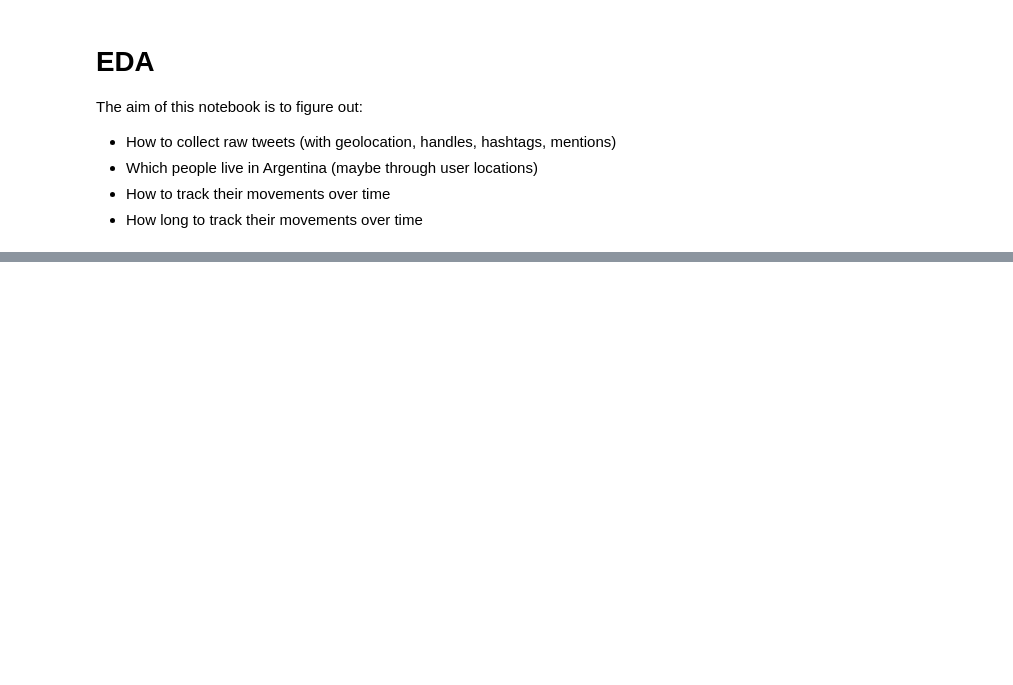
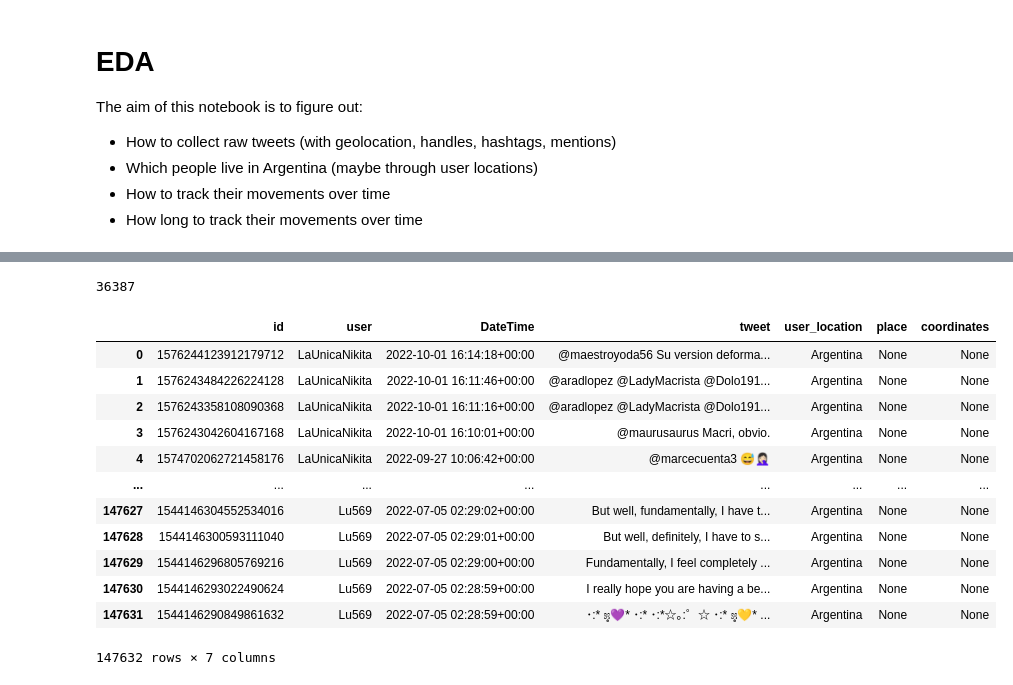
Before and after one commit to elizavetabektas/MT5599, a Jupyter notebook: Project/code/eda/Initial_EDA.ipynb, the cells around one changed output, grey strips where cells are left out. Saved outputs shown, nothing was run; the diff lists cells and outputs as text; code cells hidden in the pictures; blank space fills up the shorter version.

Commit message:
Script to get tweets from argentinian users

```diff
--- a/Project/code/eda/Initial_EDA.ipynb
+++ b/Project/code/eda/Initial_EDA.ipynb
@@ -62,0 +78,6 @@ print(df2)
+# %%
+import pandas as pd
+pd.set_option('display.max_rows', 500)
+pd.set_option('display.max_columns', 500)
+pd.set_option('display.width', 1000)
+pd.set_option('max_colwidth', 500)
@@ -62,0 +106,3 @@ print(df2)
+# %%
+pd.set_option('display.max_rows', None)
+df_old.user_location.value_counts()
@@ -62,0 +127,5 @@ print(df2)
+# %%
+argentina_users = df_old[df_old["user_location"].isin(["Argentina", "argentina", "ARGENTINA", "Argentina🇦🇷"])]["user_username"].unique()
+len(argentina_users)
+# %% [output]
+36387
@@ -62,0 +139,17 @@ print(df2)
+# %%
+df_fromusers = pd.read_json("/Users/yelizavetasalo/Desktop/MT5599/Project/MT5599/Project/code/data/argentinian_users_90days.json")
+df_fromusers
+# %% [output]
+|  | id | user | DateTime | tweet | user_location | place | coordinates |
+| 0 | 1576244123912179712 | LaUnicaNikita | 2022-10-01 16:14:18+00:00 | @maestroyoda56 Su version deforma... | Argentina | None | None |
+| 1 | 1576243484226224128 | LaUnicaNikita | 2022-10-01 16:11:46+00:00 | @aradlopez @LadyMacrista @Dolo191... | Argentina | None | None |
+| 2 | 1576243358108090368 | LaUnicaNikita | 2022-10-01 16:11:16+00:00 | @aradlopez @LadyMacrista @Dolo191... | Argentina | None | None |
+| 3 | 1576243042604167168 | LaUnicaNikita | 2022-10-01 16:10:01+00:00 | @maurusaurus Macri, obvio. | Argentina | None | None |
+| 4 | 1574702062721458176 | LaUnicaNikita | 2022-09-27 10:06:42+00:00 | @marcecuenta3 😅🤦🏻‍♀️ | Argentina | None | None |
+| ... | ... | ... | ... | ... | ... | ... | ... |
+| 147627 | 1544146304552534016 | Lu569 | 2022-07-05 02:29:02+00:00 | But well, fundamentally, I have t... | Argentina | None | None |
+| 147628 | 1544146300593111040 | Lu569 | 2022-07-05 02:29:01+00:00 | But well, definitely, I have to s... | Argentina | None | None |
+| 147629 | 1544146296805769216 | Lu569 | 2022-07-05 02:29:00+00:00 | Fundamentally, I feel completely ... | Argentina | None | None |
+| 147630 | 1544146293022490624 | Lu569 | 2022-07-05 02:28:59+00:00 | I really hope you are having a be... | Argentina | None | None |
+| 147631 | 1544146290849861632 | Lu569 | 2022-07-05 02:28:59+00:00 | ･:* ೫̥͙💜* ･:* ･:*☆｡:゜☆ ･:* ೫̥͙💛* ... | Argentina | None | None |
+147632 rows × 7 columns
```
Also changed, not shown: parts of 8 cells of this notebook, 2 other files.
